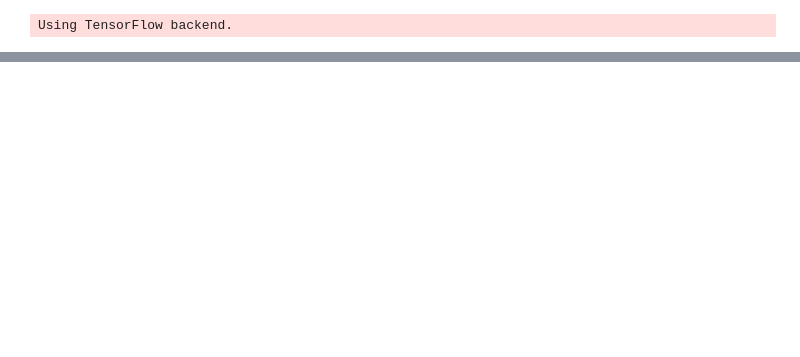
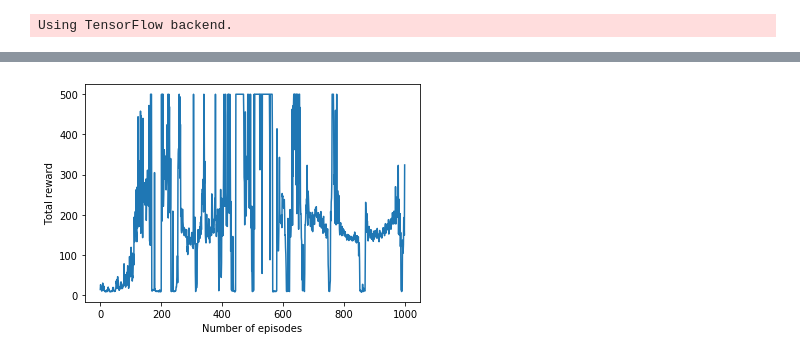
Before and after one commit to toenailssauce/CartPole, a Jupyter notebook: CartPole-v1.ipynb, the cells around one changed output, grey strips where cells are left out. Saved outputs shown, nothing was run; the diff lists cells and outputs as text; code cells hidden in the pictures; blank space fills up the shorter version.

```diff
--- a/CartPole-v1.ipynb
+++ b/CartPole-v1.ipynb
@@ -151,10 +54,0 @@ training_data
-# %%
-###build model
-
-def build_model(input_size, output_size):
-    model = Sequential()
-    model.add(Dense(units=128, input_dim=input_size, activation='relu'))
-    model.add(Dense(units=64, activation='relu'))
-    model.add(Dense(units=output_size, activation='linear'))
-    model.compile(loss='mse', optimizer=Adam())
-    return model
@@ -211,0 +55,16 @@ average score: 499.57
+# %%
+###visualize environment
+
+for episode in range(10): #run for, like, 10 episodes
+    print('Episode {}\n'.format(episode+1))
+    env.reset() #initialize environment
+    done = False #initially, environment is not complete. the game will run until done = True (environment is complete)
+    while done != True:
+        env.render()
+        observation, reward, done, info = env.step(env.action_space.sample()) #execute random action
+        print('Observation: {}'.format(observation))
+        print('Reward: {}'.format(reward))
+        print('Done: {}'.format(done))
+        print('Info: {}\n'.format(info))
+
+    print('\n')
@@ -211,0 +209,9 @@ average score: 499.57
+# %%
+###get statistical results
+
+plt.plot(G_array)
+plt.xlabel('Number of episodes')
+plt.ylabel('Total reward')
+plt.show()
+# %% [output]
+[figure, added]
```
Also changed, not shown: parts of 14 cells of this notebook.
